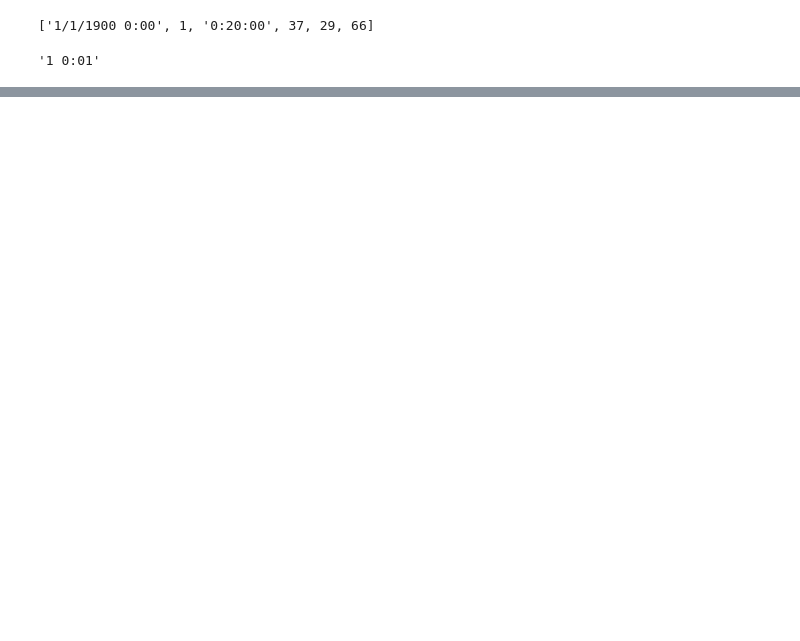
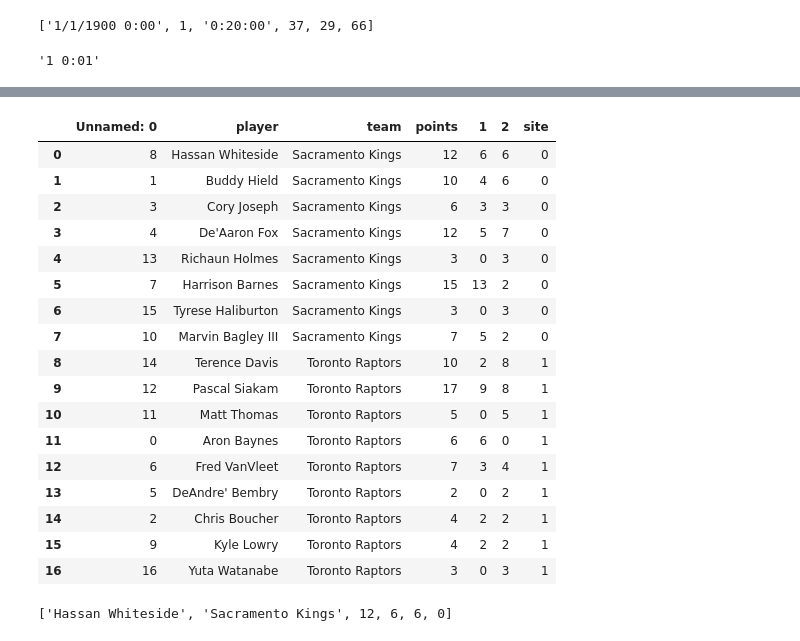
Before and after one commit to gatorsgonnagait/Sangolytics, a Jupyter notebook: Test.ipynb, the cells around one changed output, grey strips where cells are left out. Saved outputs shown, nothing was run; the diff lists cells and outputs as text; code cells hidden in the pictures; blank space fills up the shorter version.

```diff
--- a/Test.ipynb
+++ b/Test.ipynb
@@ -111,0 +224,28 @@ df.first_valid_index()
+# %%
+import pandas as pd
+g2 = pd.read_csv('g2.csv')
+g2
+# %% [output]
+|  | Unnamed: 0 | player | team | points | 1 | 2 | site |
+| 0 | 8 | Hassan Whiteside | Sacramento Kings | 12 | 6 | 6 | 0 |
+| 1 | 1 | Buddy Hield | Sacramento Kings | 10 | 4 | 6 | 0 |
+| 2 | 3 | Cory Joseph | Sacramento Kings | 6 | 3 | 3 | 0 |
+| 3 | 4 | De'Aaron Fox | Sacramento Kings | 12 | 5 | 7 | 0 |
+| 4 | 13 | Richaun Holmes | Sacramento Kings | 3 | 0 | 3 | 0 |
+| 5 | 7 | Harrison Barnes | Sacramento Kings | 15 | 13 | 2 | 0 |
+| 6 | 15 | Tyrese Haliburton | Sacramento Kings | 3 | 0 | 3 | 0 |
+| 7 | 10 | Marvin Bagley III | Sacramento Kings | 7 | 5 | 2 | 0 |
+| 8 | 14 | Terence Davis | Toronto Raptors | 10 | 2 | 8 | 1 |
+| 9 | 12 | Pascal Siakam | Toronto Raptors | 17 | 9 | 8 | 1 |
+| 10 | 11 | Matt Thomas | Toronto Raptors | 5 | 0 | 5 | 1 |
+| 11 | 0 | Aron Baynes | Toronto Raptors | 6 | 6 | 0 | 1 |
+| 12 | 6 | Fred VanVleet | Toronto Raptors | 7 | 3 | 4 | 1 |
+| 13 | 5 | DeAndre' Bembry | Toronto Raptors | 2 | 0 | 2 | 1 |
+| 14 | 2 | Chris Boucher | Toronto Raptors | 4 | 2 | 2 | 1 |
+| 15 | 9 | Kyle Lowry | Toronto Raptors | 4 | 2 | 2 | 1 |
+| 16 | 16 | Yuta Watanabe | Toronto Raptors | 3 | 0 | 3 | 1 |
+# %%
+g2.drop(g2.columns[0], axis=1, inplace=True)
+g2.iloc[0].to_list()
+# %% [output]
+['Hassan Whiteside', 'Sacramento Kings', 12, 6, 6, 0]
```
Also changed, not shown: parts of 35 cells of this notebook, 2 other files.
